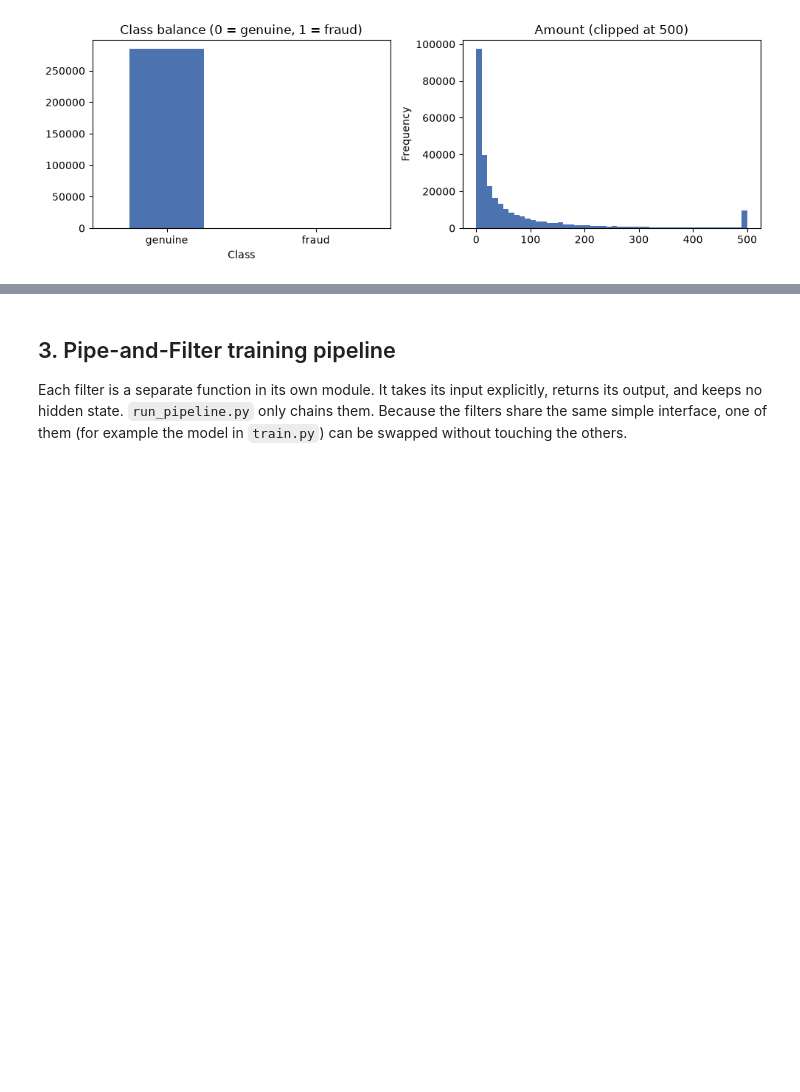
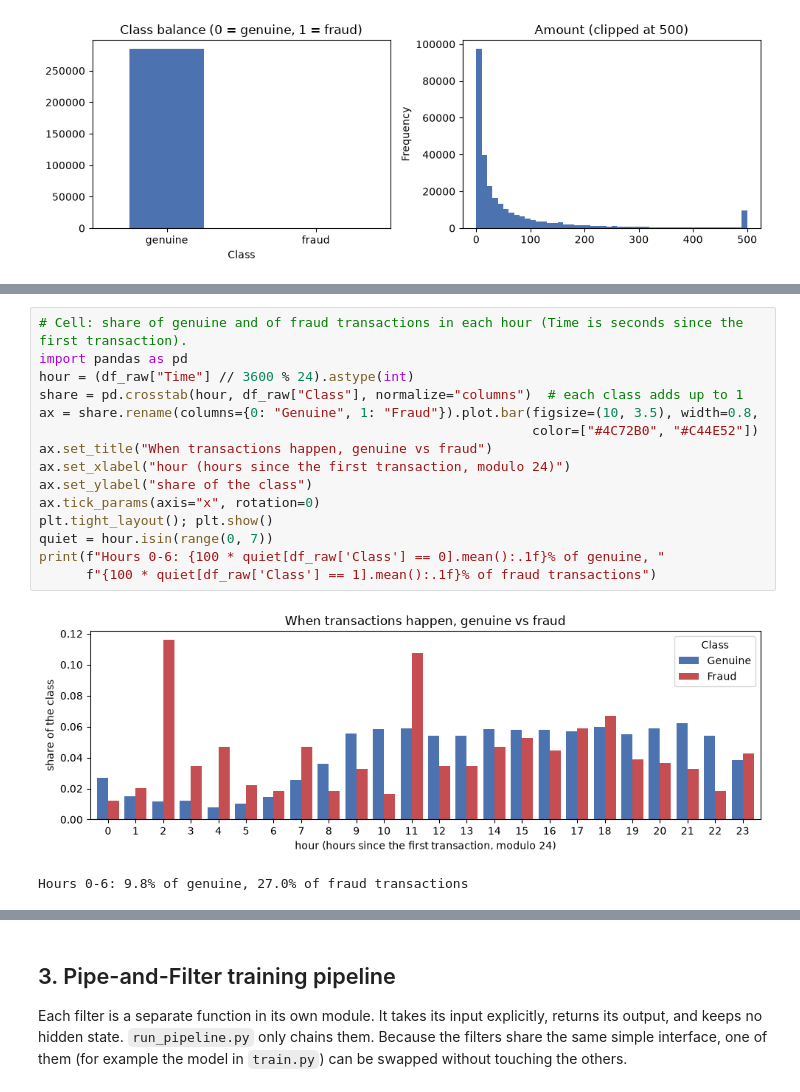
Before and after one commit to sanjaykumarpushadapu/SE-ML-Assessments, a Jupyter notebook: Assigenment-1/13.ipynb, the cells around one changed output, grey strips where cells are left out. Drawn from its saved outputs; the diff is of its cells as text; blank space fills up the shorter version.

```diff
--- a/Assigenment-1/13.ipynb
+++ b/Assigenment-1/13.ipynb
@@ -147,0 +157,18 @@ plt.tight_layout(); plt.show()
+# %%
+# Cell: share of genuine and of fraud transactions in each hour (Time is seconds since the first transaction).
+import pandas as pd
+hour = (df_raw["Time"] // 3600 % 24).astype(int)
+share = pd.crosstab(hour, df_raw["Class"], normalize="columns")  # each class adds up to 1
+ax = share.rename(columns={0: "Genuine", 1: "Fraud"}).plot.bar(figsize=(10, 3.5), width=0.8,
+                                                               color=["#4C72B0", "#C44E52"])
+ax.set_title("When transactions happen, genuine vs fraud")
+ax.set_xlabel("hour (hours since the first transaction, modulo 24)")
+ax.set_ylabel("share of the class")
+ax.tick_params(axis="x", rotation=0)
+plt.tight_layout(); plt.show()
+quiet = hour.isin(range(0, 7))
+print(f"Hours 0-6: {100 * quiet[df_raw['Class'] == 0].mean():.1f}% of genuine, "
+      f"{100 * quiet[df_raw['Class'] == 1].mean():.1f}% of fraud transactions")
+# %% [output]
+[figure, added]
+Hours 0-6: 9.8% of genuine, 27.0% of fraud transactions
```
Also changed, not shown: parts of 29 cells of this notebook, 28 other files.
